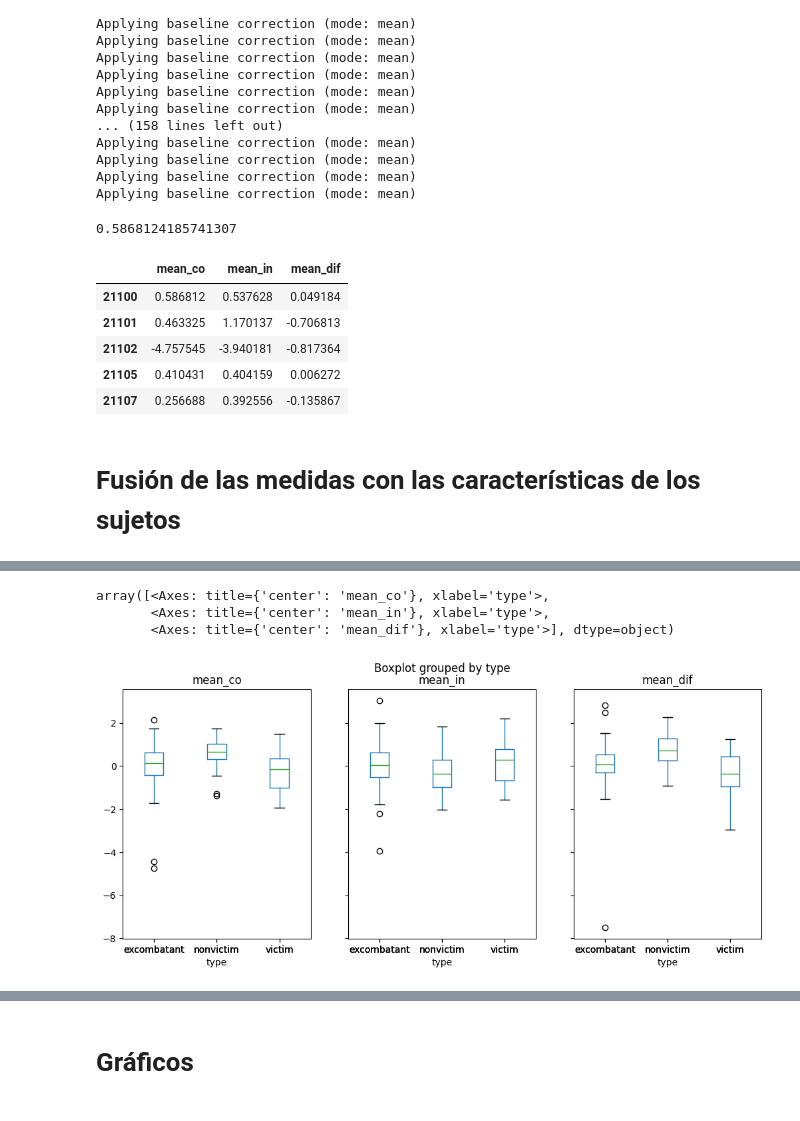
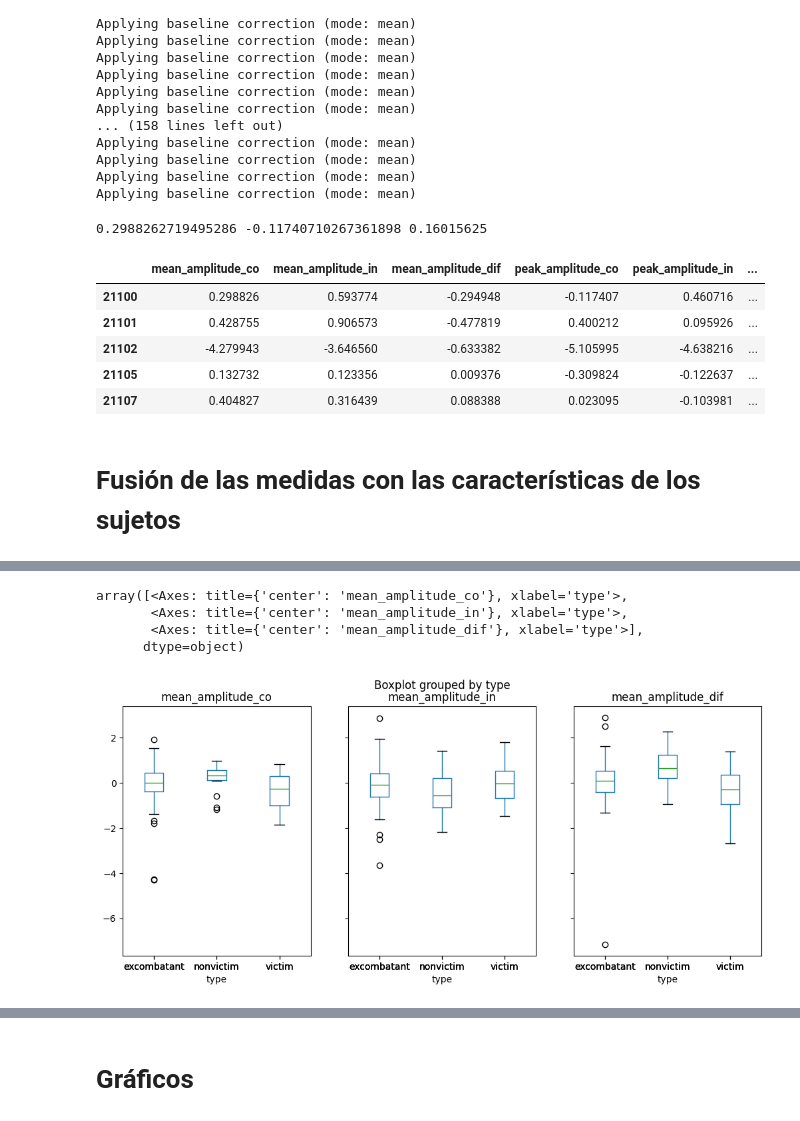
Before and after one commit to jhquiza/iat-eeg, a Jupyter notebook: erp/medidas-erp.ipynb, the cells around one changed output, grey strips where cells are left out. Cells and saved outputs as stored; diff of their text form; code cells hidden in the pictures.

```diff
--- a/erp/medidas-erp.ipynb
+++ b/erp/medidas-erp.ipynb
@@ -302,30 +306,42 @@ def medidas(evoked, tmin, tmax):
 # %%
-mean_ROI_co = {}
-mean_ROI_in = {}
-mean_ROI_dif = {}
+mean_amplitude_co = {}
+mean_amplitude_in = {}
+mean_amplitude_dif = {}
+peak_amplitude_co = {}
+peak_amplitude_in = {}
+peak_amplitude_dif = {}
+peak_latency_co = {}
+peak_latency_in = {}
+peak_latency_dif = {}
 
 for sujeto in preserved.index:
-    mean_ROI_co[sujeto] = medidas(ROI_co[sujeto], tmin=tmin, tmax=tmax)
-    mean_ROI_in[sujeto] = medidas(ROI_in[sujeto], tmin=tmin, tmax=tmax)
-    mean_ROI_dif[sujeto] = medidas(ROI_dif[sujeto], tmin=tmin, tmax=tmax)
+    mean_amplitude_co[sujeto], peak_amplitude_co[sujeto], peak_latency_co[sujeto] = medidas(ROI_co[sujeto], tmin=tmin, tmax=tmax)
+    mean_amplitude_in[sujeto], peak_amplitude_in[sujeto], peak_latency_in[sujeto] = medidas(ROI_in[sujeto], tmin=tmin, tmax=tmax)
+    mean_amplitude_dif[sujeto], peak_amplitude_dif[sujeto], peak_latency_dif[sujeto] = medidas(ROI_dif[sujeto], tmin=tmin, tmax=tmax)
 
-print(mean_ROI_co['21100'].iloc[0])
+print(mean_amplitude_co['21100'].iloc[0], peak_amplitude_co['21100'].iloc[0], peak_latency_co['21100'].iloc[0])
 # %% [output]
-0.5868124185741307
+0.2988262719495286 -0.11740710267361898 0.16015625
 # %%
-mean_ROI_co_df = pd.DataFrame(mean_ROI_co).T.rename(columns={'ROI':'mean_co'})
-mean_ROI_in_df = pd.DataFrame(mean_ROI_in).T.rename(columns={'ROI':'mean_in'})
-mean_ROI_dif_df = pd.DataFrame(mean_ROI_dif).T.rename(columns={'ROI':'mean_dif'})
+mean_ROI_co_df = pd.DataFrame(mean_amplitude_co).T.rename(columns={'ROI':'mean_amplitude_co'})
+mean_ROI_in_df = pd.DataFrame(mean_amplitude_in).T.rename(columns={'ROI':'mean_amplitude_in'})
+mean_ROI_dif_df = pd.DataFrame(mean_amplitude_dif).T.rename(columns={'ROI':'mean_amplitude_dif'})
+peak_ROI_co_df = pd.DataFrame(peak_amplitude_co).T.rename(columns={'ROI':'peak_amplitude_co'})
+peak_ROI_in_df = pd.DataFrame(peak_amplitude_in).T.rename(columns={'ROI':'peak_amplitude_in'})
+peak_ROI_dif_df = pd.DataFrame(peak_amplitude_dif).T.rename(columns={'ROI':'peak_amplitude_dif'})
+peak_latency_ROI_co_df = pd.DataFrame(peak_latency_co).T.rename(columns={'ROI':'peak_latency_co'})
+peak_latency_ROI_in_df = pd.DataFrame(peak_latency_in).T.rename(columns={'ROI':'peak_latency_in'})
+peak_latency_ROI_dif_df = pd.DataFrame(peak_latency_dif).T.rename(columns={'ROI':'peak_latency_dif'})
 
-medidas= pd.concat([mean_ROI_co_df, mean_ROI_in_df, mean_ROI_dif_df], axis=1)
+medidas= pd.concat([mean_ROI_co_df, mean_ROI_in_df, mean_ROI_dif_df, peak_ROI_co_df, peak_ROI_in_df, peak_ROI_dif_df, peak_latency_ROI_co_df, peak_latency_ROI_in_df, peak_latency_ROI_dif_df], axis=1)
 medidas.head()
 # %% [output]
-|  | mean_co | mean_in | mean_dif |
-| 21100 | 0.586812 | 0.537628 | 0.049184 |
-| 21101 | 0.463325 | 1.170137 | -0.706813 |
-| 21102 | -4.757545 | -3.940181 | -0.817364 |
-| 21105 | 0.410431 | 0.404159 | 0.006272 |
-| 21107 | 0.256688 | 0.392556 | -0.135867 |
+|  | mean_amplitude_co | mean_amplitude_in | mean_amplitude_dif | peak_amplitude_co | peak_amplitude_in | ... |
+| 21100 | 0.298826 | 0.593774 | -0.294948 | -0.117407 | 0.460716 | ... |
+| 21101 | 0.428755 | 0.906573 | -0.477819 | 0.400212 | 0.095926 | ... |
+| 21102 | -4.279943 | -3.646560 | -0.633382 | -5.105995 | -4.638216 | ... |
+| 21105 | 0.132732 | 0.123356 | 0.009376 | -0.309824 | -0.122637 | ... |
+| 21107 | 0.404827 | 0.316439 | 0.088388 | 0.023095 | -0.103981 | ... |
 # %% [markdown]
 # Fusión de las medidas con las características de los sujetos
 # %%
@@ -363,13 +379,14 @@ data_subjects.head()
 # %%
 data_subjects.boxplot(
     by='type',
-    column=['mean_co', 'mean_in', 'mean_dif'],
+    column=['mean_amplitude_co', 'mean_amplitude_in', 'mean_amplitude_dif'],
     figsize=(12, 5),
     layout=(1, 3),
     grid=False
     )
 # %% [output]
-array([<Axes: title={'center': 'mean_co'}, xlabel='type'>,
-       <Axes: title={'center': 'mean_in'}, xlabel='type'>,
-       <Axes: title={'center': 'mean_dif'}, xlabel='type'>], dtype=object)
+array([<Axes: title={'center': 'mean_amplitude_co'}, xlabel='type'>,
+       <Axes: title={'center': 'mean_amplitude_in'}, xlabel='type'>,
+       <Axes: title={'center': 'mean_amplitude_dif'}, xlabel='type'>],
+      dtype=object)
-[figure, old version]
+[figure, new version]
```
Also changed, not shown: parts of 9 cells of this notebook, 1 other file.
